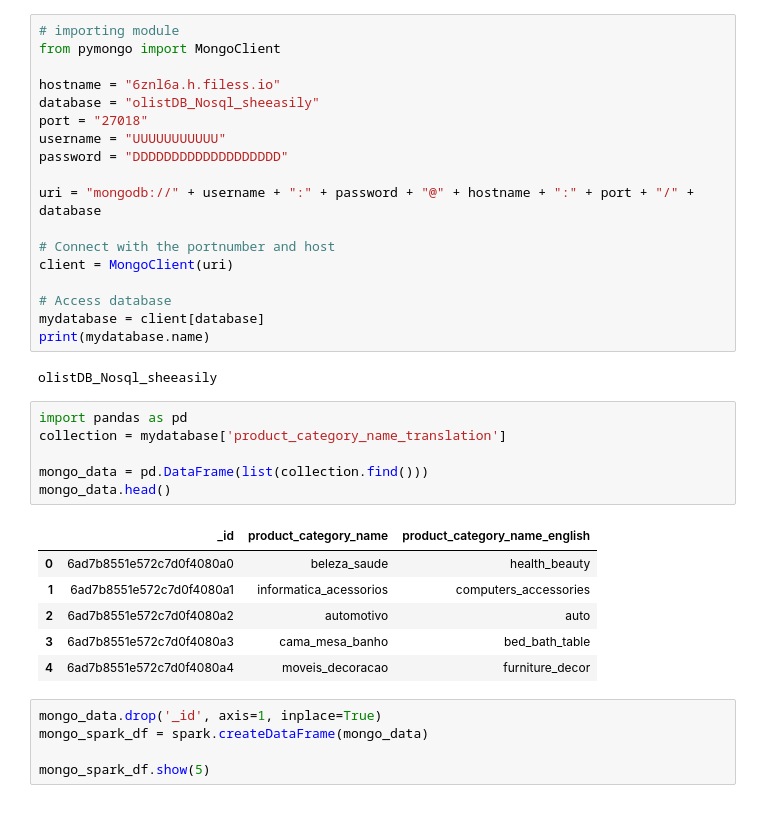
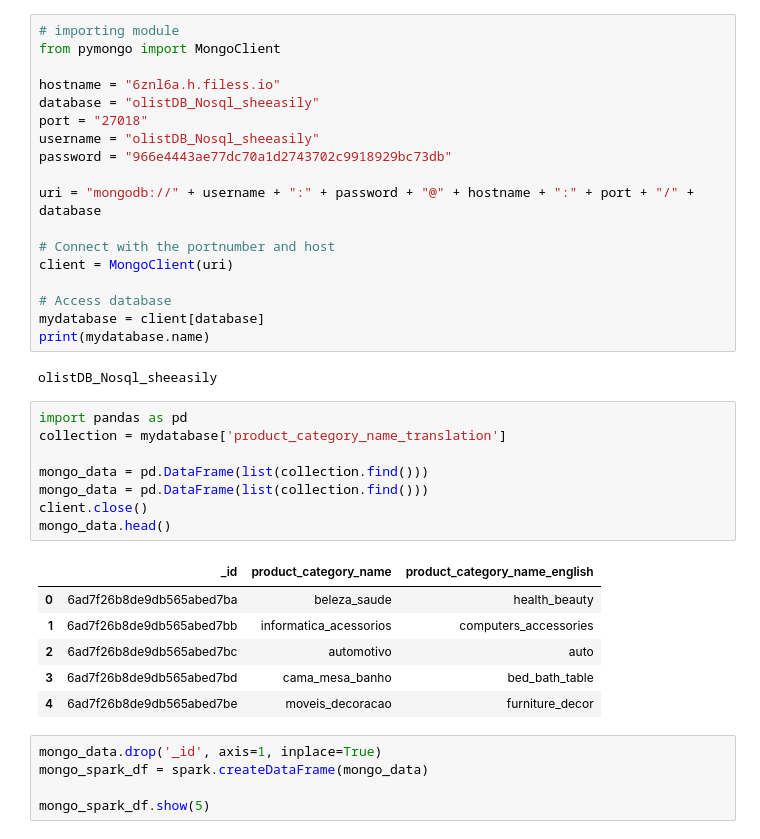
Before and after one commit to saqib-souran/Brazilian-Ecommerce-Azure-Pipeline, a Jupyter notebook: databricks notebooks/2. Data Cleaning and Transformation to Silver.ipynb, the cells around one changed output. Drawn from its saved outputs; the diff is of its cells as text.

```diff
--- a/databricks notebooks/2. Data Cleaning and Transformation to Silver.ipynb
+++ b/databricks notebooks/2. Data Cleaning and Transformation to Silver.ipynb
@@ -540,8 +521,8 @@ from pymongo import MongoClient
 hostname = "6znl6a.h.filess.io"
 database = "olistDB_Nosql_sheeasily"
 port = "27018"
-username = "UUUUUUUUUUU"
-password = "DDDDDDDDDDDDDDDDDDD"
+username = "olistDB_Nosql_sheeasily"
+password = "966e4443ae77dc70a1d2743702c9918929bc73db"
 
 uri = "mongodb://" + username + ":" + password + "@" + hostname + ":" + port + "/" + database
 
@@ -556,16 +537,18 @@ olistDB_Nosql_sheeasily
 # %%
 import pandas as pd
 collection = mydatabase['product_category_name_translation']
 
 mongo_data = pd.DataFrame(list(collection.find()))
+mongo_data = pd.DataFrame(list(collection.find()))
+client.close()
 mongo_data.head()
 # %% [output]
 |  | _id | product_category_name | product_category_name_english |
-| 0 | 6ad7b8551e572c7d0f4080a0 | beleza_saude | health_beauty |
-| 1 | 6ad7b8551e572c7d0f4080a1 | informatica_acessorios | computers_accessories |
-| 2 | 6ad7b8551e572c7d0f4080a2 | automotivo | auto |
-| 3 | 6ad7b8551e572c7d0f4080a3 | cama_mesa_banho | bed_bath_table |
-| 4 | 6ad7b8551e572c7d0f4080a4 | moveis_decoracao | furniture_decor |
+| 0 | 6ad7f26b8de9db565abed7ba | beleza_saude | health_beauty |
+| 1 | 6ad7f26b8de9db565abed7bb | informatica_acessorios | computers_accessories |
+| 2 | 6ad7f26b8de9db565abed7bc | automotivo | auto |
+| 3 | 6ad7f26b8de9db565abed7bd | cama_mesa_banho | bed_bath_table |
+| 4 | 6ad7f26b8de9db565abed7be | moveis_decoracao | furniture_decor |
 # %%
 mongo_data.drop('_id', axis=1, inplace=True)
 mongo_spark_df = spark.createDataFrame(mongo_data)
```
Also changed, not shown: parts of 48 cells of this notebook, 3 other files.
